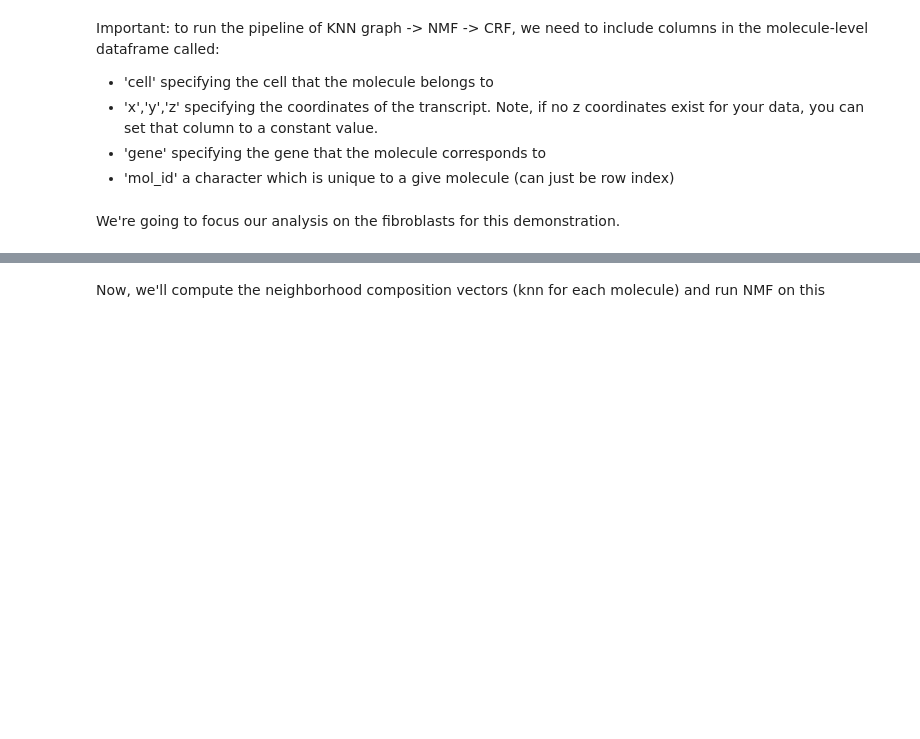
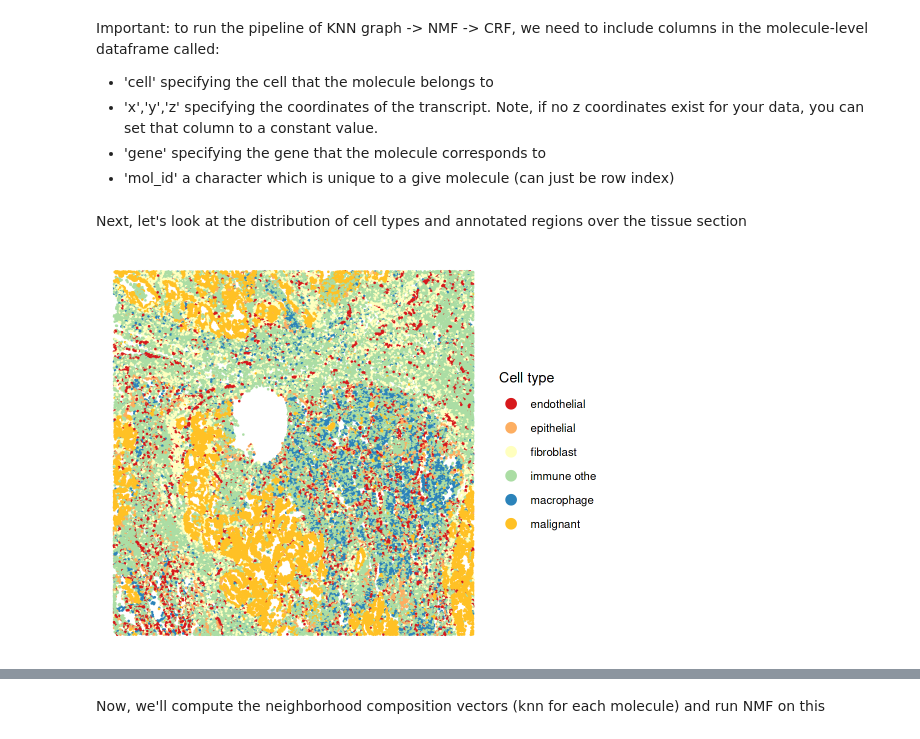
Before and after one commit to pakiessling/cellAdmix, a Jupyter notebook: vignettes/NSCLC_tutorial.ipynb, the cells around one changed output, grey strips where cells are left out. Cells and saved outputs as stored; diff of their text form; code cells hidden in the pictures; blank space fills up the shorter version.

```diff
--- a/vignettes/NSCLC_tutorial.ipynb
+++ b/vignettes/NSCLC_tutorial.ipynb
@@ -63,5 +67,5 @@ df$y <- (df$y * 180) / 1000
 
 # assigning z-coordinates to an expected height in microns
 df$z <- (df$z * 800) / 1000
-# %% [markdown]
-We're going to focus our analysis on the fibroblasts for this demonstration.
+# %% [markdown]
+Next, let's look at the distribution of cell types and annotated regions over the tissue section
@@ -67,0 +90,17 @@ We're going to focus our analysis on the fibroblasts for this demonstration.
+# %%
+# first show cells colored by cell type
+myColors <- RColorBrewer::brewer.pal(5, 'Spectral')
+myColors <- c(myColors,'goldenrod1')
+p <- ggplot(cell_annot,aes(x=sdimx,y=sdimy,color=cell_type_coarse)) +
+  geom_point_rast(size=.001) +
+  scale_colour_manual(values = myColors) +
+  guides(colour = guide_legend(override.aes = list(size=3))) +
+  labs(color='Cell type') +
+  theme_void() +
+  theme(legend.text=element_text(size=8),
+        legend.title=element_text(size=10))
+
+options(repr.plot.width = 5, repr.plot.height = 4, repr.plot.res = 200)
+p
+# %% [output]
+[figure, added]
```
Also changed, not shown: parts of 30 cells of this notebook.
